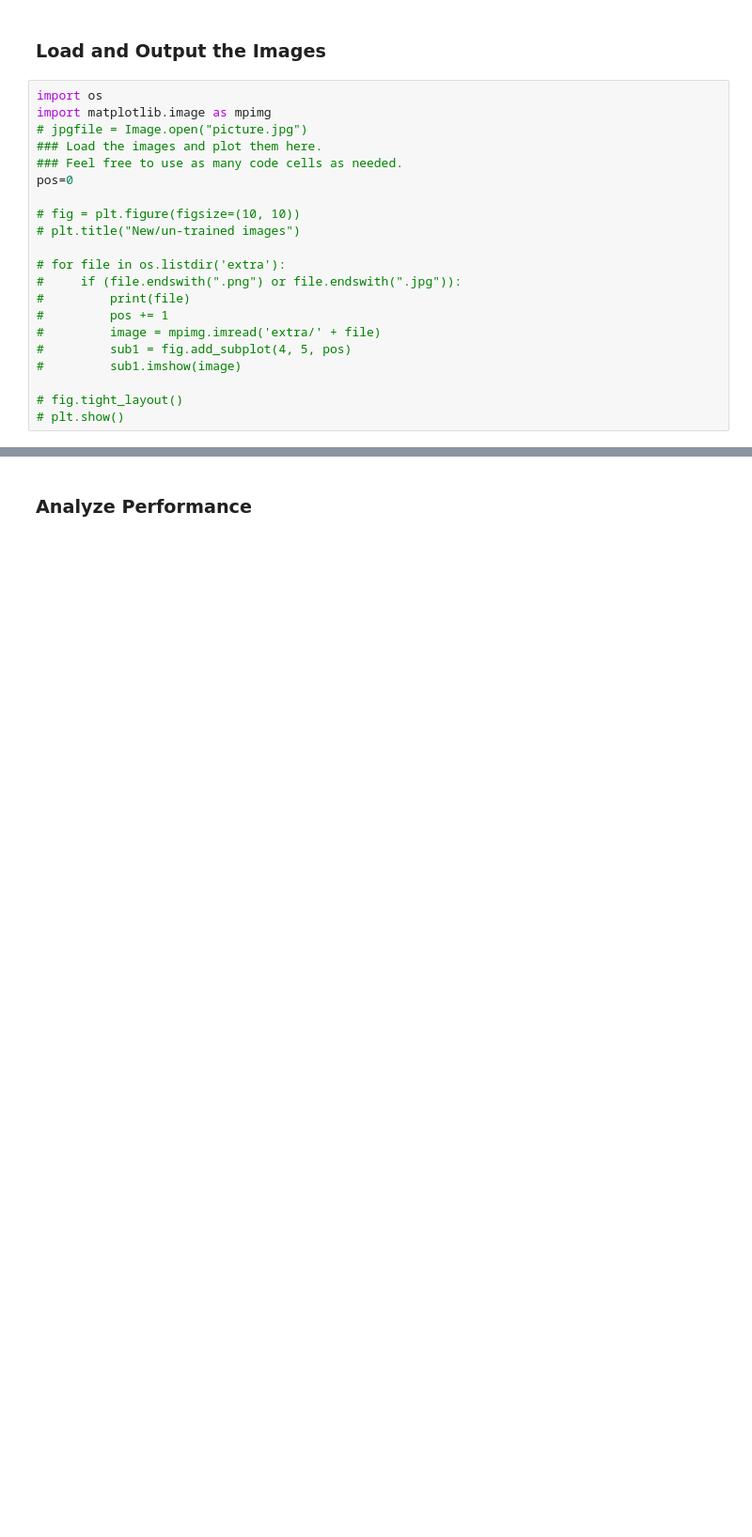
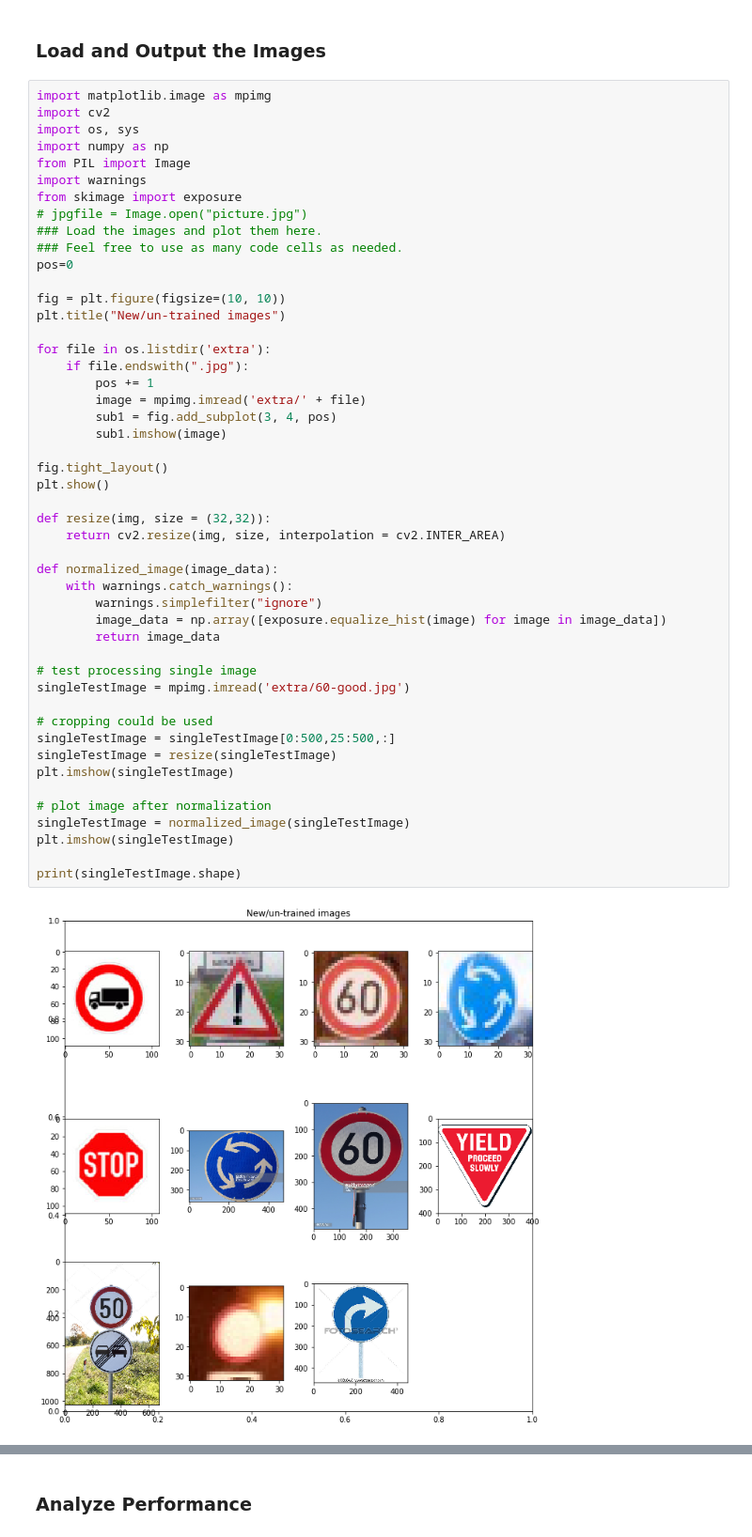
Before and after one commit to markito/CarND-Traffic-Sign-Classifier-Project, a Jupyter notebook: Traffic_Sign_Classifier.ipynb, the cells around one changed output, grey strips where cells are left out. Shown at 94% size. Saved outputs shown, nothing was run; the diff lists cells and outputs as text; blank space fills up the shorter version.

```diff
--- a/Traffic_Sign_Classifier.ipynb
+++ b/Traffic_Sign_Classifier.ipynb
@@ -689,23 +800,52 @@ You may find `signnames.csv` useful as it contains mappings from the class id (i
 # %% [markdown]
 ### Load and Output the Images
 # %%
-import os
 import matplotlib.image as mpimg
+import cv2
+import os, sys
+import numpy as np
+from PIL import Image
+import warnings
+from skimage import exposure
 # jpgfile = Image.open("picture.jpg")
 ### Load the images and plot them here.
 ### Feel free to use as many code cells as needed.
 pos=0
 
-# fig = plt.figure(figsize=(10, 10))
-# plt.title("New/un-trained images")
+fig = plt.figure(figsize=(10, 10))
+plt.title("New/un-trained images")
 
-# for file in os.listdir('extra'):
-#     if (file.endswith(".png") or file.endswith(".jpg")):
-#         print(file)
-#         pos += 1
-#         image = mpimg.imread('extra/' + file)
-#         sub1 = fig.add_subplot(4, 5, pos)
-#         sub1.imshow(image)
+for file in os.listdir('extra'):
+    if file.endswith(".jpg"):
+        pos += 1
+        image = mpimg.imread('extra/' + file)
+        sub1 = fig.add_subplot(3, 4, pos)
+        sub1.imshow(image)
 
-# fig.tight_layout()
-# plt.show()
+fig.tight_layout()
+plt.show()
+
+def resize(img, size = (32,32)):
+    return cv2.resize(img, size, interpolation = cv2.INTER_AREA)
+
+def normalized_image(image_data):
+    with warnings.catch_warnings():
+        warnings.simplefilter("ignore")
+        image_data = np.array([exposure.equalize_hist(image) for image in image_data])
+        return image_data
+
+# test processing single image
+singleTestImage = mpimg.imread('extra/60-good.jpg')
+
+# cropping could be used
+singleTestImage = singleTestImage[0:500,25:500,:]
+singleTestImage = resize(singleTestImage)
+plt.imshow(singleTestImage)
+
+# plot image after normalization
+singleTestImage = normalized_image(singleTestImage)
+plt.imshow(singleTestImage)
+
+print(singleTestImage.shape)
+# %% [output]
+[figure, added]
```
Also changed, not shown: parts of 32 cells of this notebook, 20 other files.
